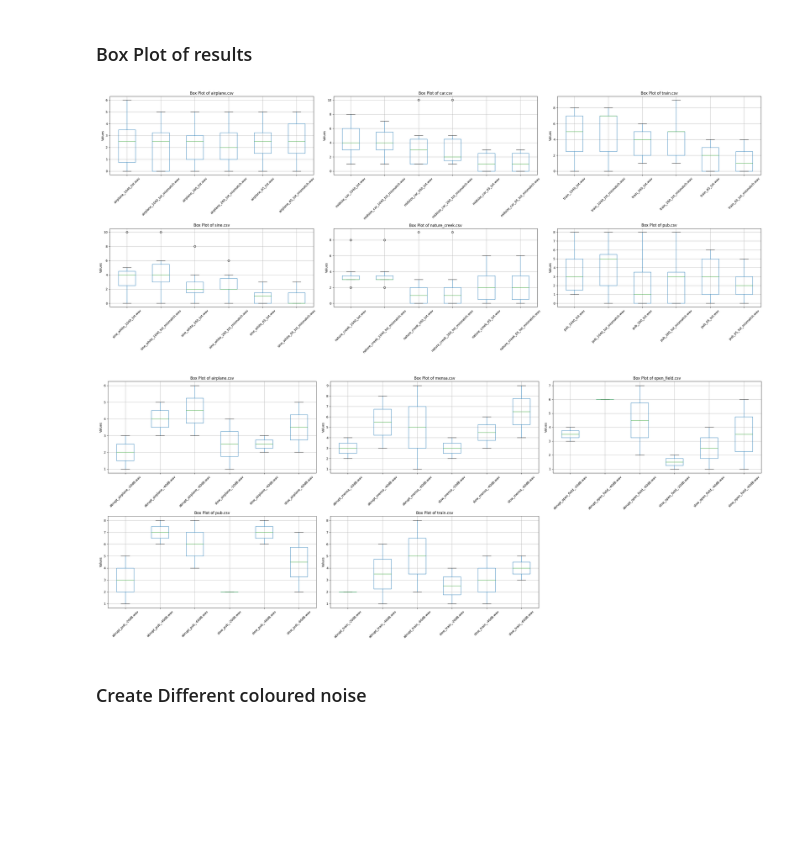
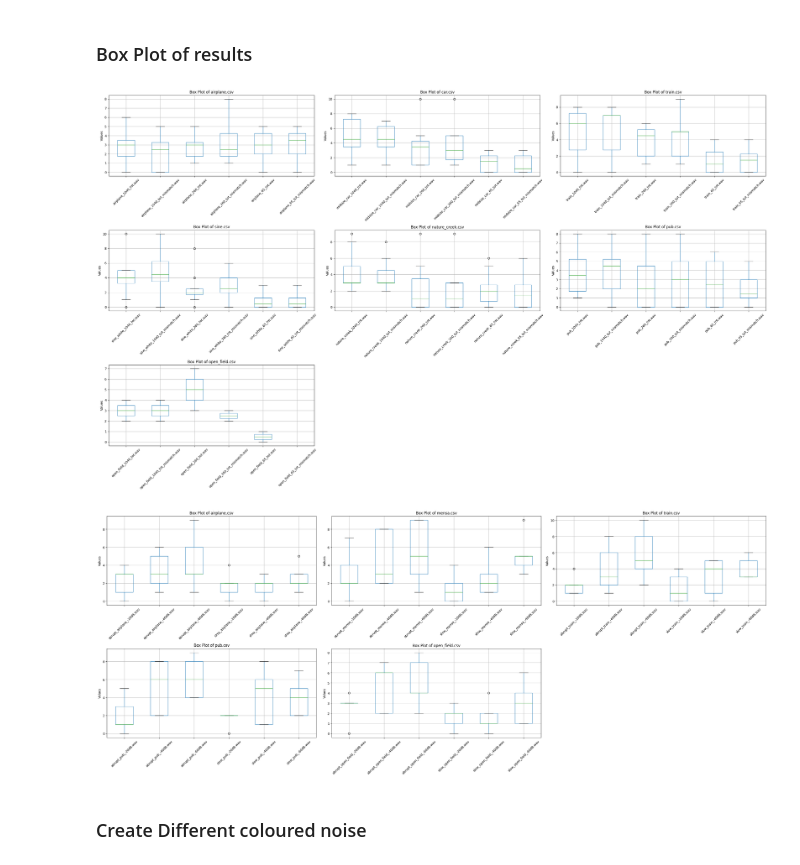
Before and after one commit to nguyen-elevear/bachelor_arbeit, a Jupyter notebook: audio_pyfar.ipynb, the cells around one changed output. Cells and saved outputs as stored; diff of their text form; code cells hidden in the pictures; blank space fills up the shorter version.

Commit message:
Add Frederick Result

```diff
--- a/audio_pyfar.ipynb
+++ b/audio_pyfar.ipynb
@@ -383,39 +383,38 @@ audio["open_field"] = pf.io.read_audio("/Users/nptlinh/Desktop/BA-Code/test_set/
 # %%
 from gui_qt.plot_box import plot_box
 
-results_filter_pos = ["/Users/nptlinh/Desktop/BA-Code/gui_qt/results/filter_pos/airplane.csv",
-           "/Users/nptlinh/Desktop/BA-Code/gui_qt/results/filter_pos/car.csv",
-           "/Users/nptlinh/Desktop/BA-Code/gui_qt/results/filter_pos/train.csv",
-           "/Users/nptlinh/Desktop/BA-Code/gui_qt/results/filter_pos/sine.csv",
-           "/Users/nptlinh/Desktop/BA-Code/gui_qt/results/filter_pos/nature_creek.csv",
-           "/Users/nptlinh/Desktop/BA-Code/gui_qt/results/filter_pos/pub.csv"]
+#results_filter_pos = ["/Users/nptlinh/Desktop/BA-Code/gui_qt/results/filter_pos/airplane.csv",
+#           "/Users/nptlinh/Desktop/BA-Code/gui_qt/results/filter_pos/car.csv",
+#           "/Users/nptlinh/Desktop/BA-Code/gui_qt/results/filter_pos/train.csv",
+#           "/Users/nptlinh/Desktop/BA-Code/gui_qt/results/filter_pos/sine.csv",
+#           "/Users/nptlinh/Desktop/BA-Code/gui_qt/results/filter_pos/nature_creek.csv",
+#           "/Users/nptlinh/Desktop/BA-Code/gui_qt/results/filter_pos/pub.csv"]
 
-# results = [r"C:\Users\LinhNguyen\Desktop\BA_Code\gui_qt\results\filter_pos\airplane.csv",
-#            r"C:\Users\LinhNguyen\Desktop\BA_Code\gui_qt\results\filter_pos\car.csv",
-#            r"C:\Users\LinhNguyen\Desktop\BA_Code\gui_qt\results\filter_pos\train.csv",
-#            r"C:\Users\LinhNguyen\Desktop\BA_Code\gui_qt\results\filter_pos\sine.csv",
-#            r"C:\Users\LinhNguyen\Desktop\BA_Code\gui_qt\results\filter_pos\nature_creek.csv",
-#            r"C:\Users\LinhNguyen\Desktop\BA_Code\gui_qt\results\filter_pos\pub.csv",
-#            r"C:\Users\LinhNguyen\Desktop\BA_Code\gui_qt\results\filter_pos\open_field.csv"]
+results_filter_pos = [r"C:\Users\LinhNguyen\Desktop\BA_Code\gui_qt\results\filter_pos\airplane.csv",
+            r"C:\Users\LinhNguyen\Desktop\BA_Code\gui_qt\results\filter_pos\car.csv",
+            r"C:\Users\LinhNguyen\Desktop\BA_Code\gui_qt\results\filter_pos\train.csv",
+            r"C:\Users\LinhNguyen\Desktop\BA_Code\gui_qt\results\filter_pos\sine.csv",
+            r"C:\Users\LinhNguyen\Desktop\BA_Code\gui_qt\results\filter_pos\nature_creek.csv",
+            r"C:\Users\LinhNguyen\Desktop\BA_Code\gui_qt\results\filter_pos\pub.csv",
+            r"C:\Users\LinhNguyen\Desktop\BA_Code\gui_qt\results\filter_pos\open_field.csv"]
 plot_box(results_filter_pos)
 
-results_transition = ["/Users/nptlinh/Desktop/BA-Code/gui_qt/results/transition/airplane.csv",
-           "/Users/nptlinh/Desktop/BA-Code/gui_qt/results/transition/mensa.csv",
-           "/Users/nptlinh/Desktop/BA-Code/gui_qt/results/transition/open_field.csv",
-           "/Users/nptlinh/Desktop/BA-Code/gui_qt/results/transition/pub.csv",
-           "/Users/nptlinh/Desktop/BA-Code/gui_qt/results/transition/train.csv"]
+# results_transition = ["/Users/nptlinh/Desktop/BA-Code/gui_qt/results/transition/airplane.csv",
+#           "/Users/nptlinh/Desktop/BA-Code/gui_qt/results/transition/mensa.csv",
+#           "/Users/nptlinh/Desktop/BA-Code/gui_qt/results/transition/open_field.csv",
+#           "/Users/nptlinh/Desktop/BA-Code/gui_qt/results/transition/pub.csv",
+#           "/Users/nptlinh/Desktop/BA-Code/gui_qt/results/transition/train.csv"]
 
 
-# results_transition = [r"C:\Users\LinhNguyen\Desktop\BA_Code\gui_qt\results\transition\airplane.csv",
-#            r"C:\Users\LinhNguyen\Desktop\BA_Code\gui_qt\results\transition\car.csv",
-#            r"C:\Users\LinhNguyen\Desktop\BA_Code\gui_qt\results\transition\train.csv",
-#            r"C:\Users\LinhNguyen\Desktop\BA_Code\gui_qt\results\transition\open_field.csv",
-#            r"C:\Users\LinhNguyen\Desktop\BA_Code\gui_qt\results\transition\pub.csv",
-#            r"C:\Users\LinhNguyen\Desktop\BA_Code\gui_qt\results\transition\open_field.csv"]
+results_transition = [r"C:\Users\LinhNguyen\Desktop\BA_Code\gui_qt\results\transition\airplane.csv",
+            r"C:\Users\LinhNguyen\Desktop\BA_Code\gui_qt\results\transition\mensa.csv",
+            r"C:\Users\LinhNguyen\Desktop\BA_Code\gui_qt\results\transition\train.csv",
+            r"C:\Users\LinhNguyen\Desktop\BA_Code\gui_qt\results\transition\pub.csv",
+            r"C:\Users\LinhNguyen\Desktop\BA_Code\gui_qt\results\transition\open_field.csv"]
 plot_box(results_transition)
 # %% [output]
-[figure, old version]
+[figure, new version]
-[figure, old version]
+[figure, new version]
 # %%
 testing_filters = []
 testing_descriptors = []
```
Also changed, not shown: 14 other files.
